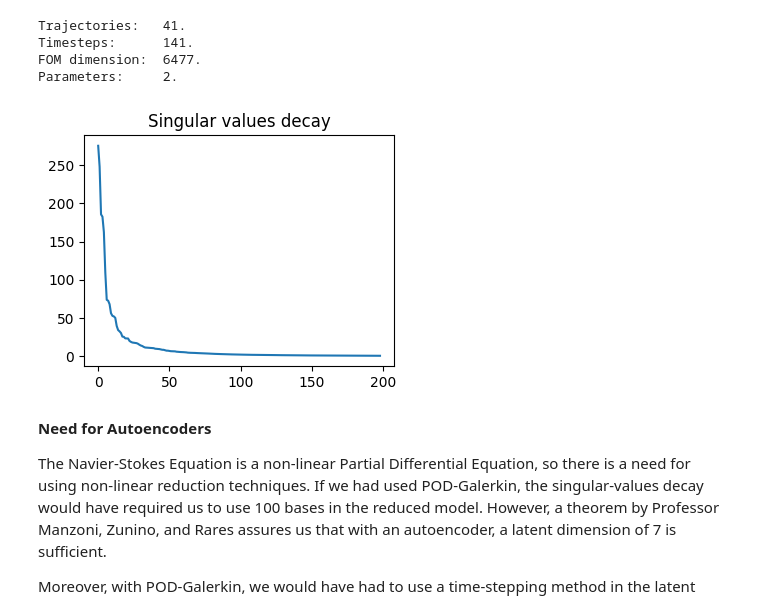
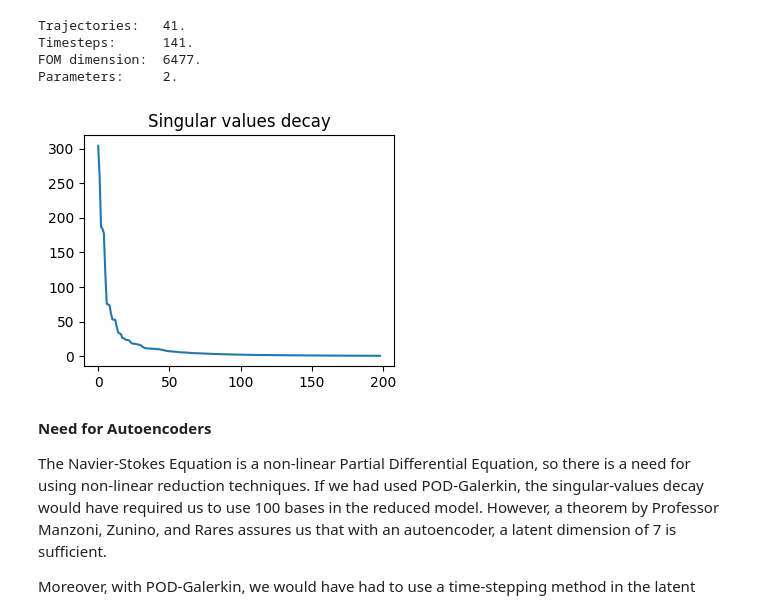
Before and after one commit to LuigiPagani/DL-ROM-for-Navier-Stokes, a Jupyter notebook: NAML_Project.ipynb, the cells around one changed output. Drawn from its saved outputs; the diff is of its cells as text; code cells hidden in the pictures.

```diff
--- a/NAML_Project.ipynb
+++ b/NAML_Project.ipynb
@@ -260,16 +260,16 @@ mut = mut.reshape(-1, p+1)
 # %%
 from scipy.linalg import svd
 import matplotlib.pyplot as plt
-ntrain = (ndata//2)*ntimes
+ntrain = 25*ntimes
 
 
 _, s, _ = svd(u[:ntrain].T.cpu().numpy(), full_matrices = True)
 plt.figure(figsize = (4, 3))
 plt.plot(s[1:200])
 plt.title("Singular values decay")
 plt.show()
 # %% [output]
-[figure, old version]
+[figure, new version]
 # %% [markdown]
 
 
```
Also changed, not shown: parts of 18 cells of this notebook.
